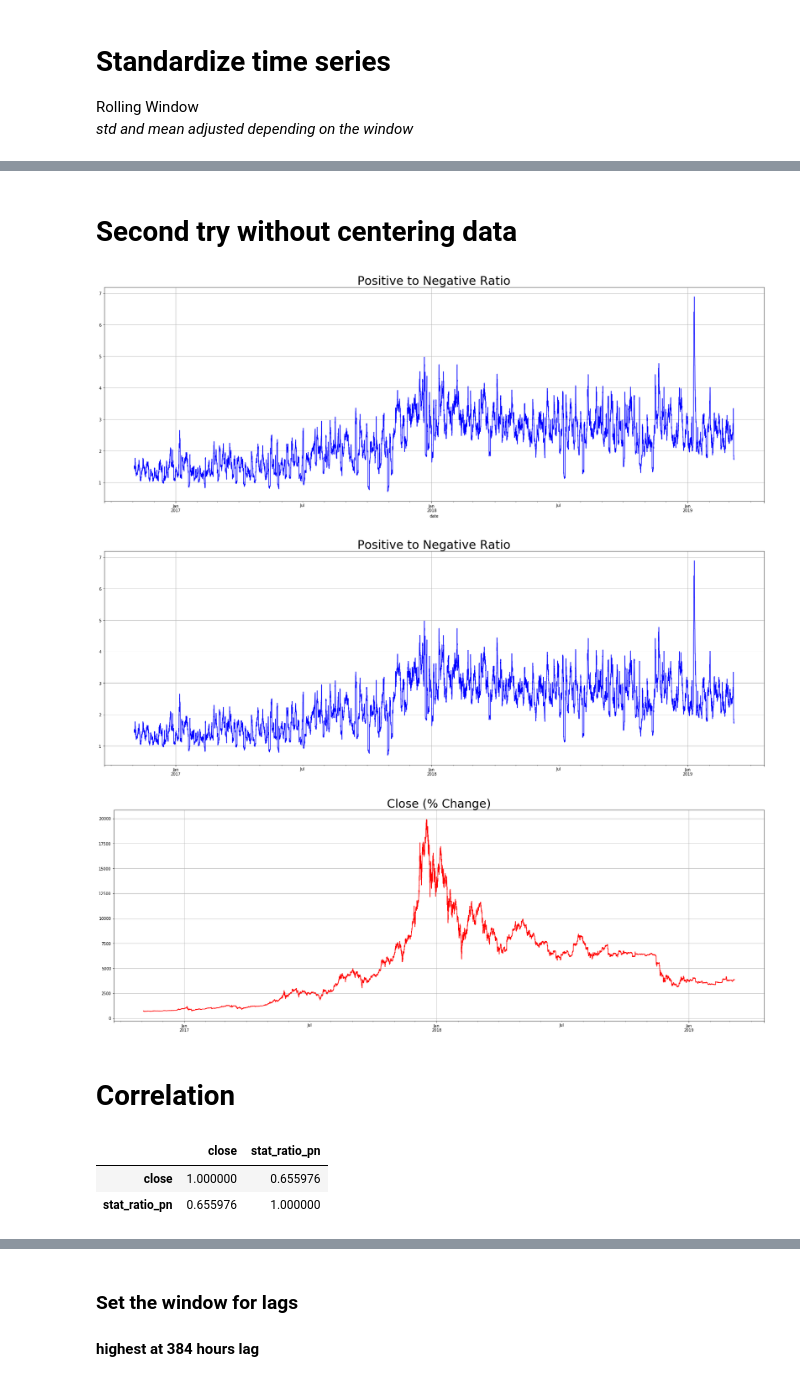
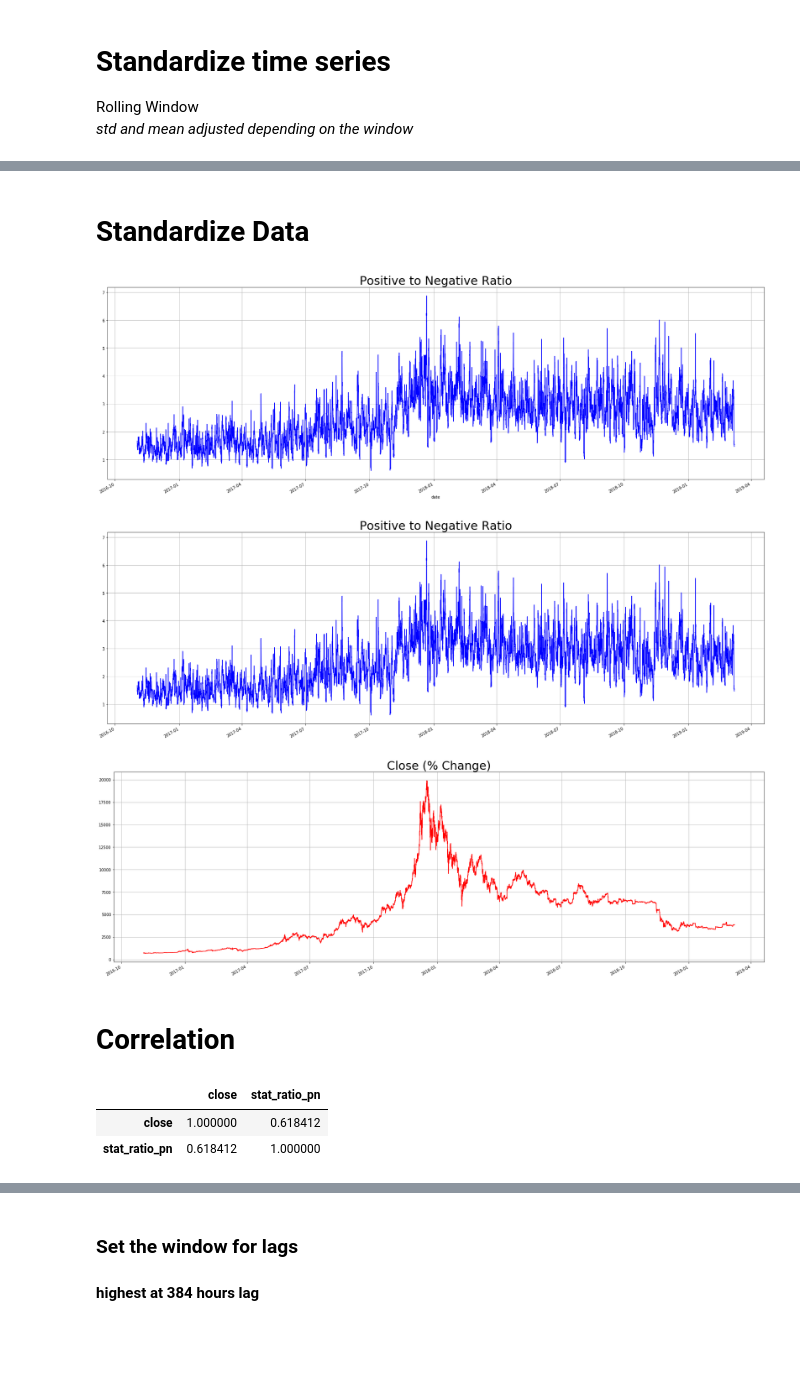
Before and after one commit to hoang777/augmento_challenge, a Jupyter notebook: augmento_ex2.ipynb, the cells around one changed output, grey strips where cells are left out. Drawn from its saved outputs; the diff is of its cells as text; code cells hidden in the pictures; blank space fills up the shorter version.

```diff
--- a/augmento_ex2.ipynb
+++ b/augmento_ex2.ipynb
@@ -83,19 +113,19 @@ plt.show()
 [figure]
-# %% [markdown]
-# Second try without centering data
+# %% [markdown]
+# Standardize Data
 # %%
-win=48
+win=24
 mean = pd.Series(sentiment["ratio_pn"]).rolling(window=win).apply(lambda x : np.mean(x))
 std = pd.Series(sentiment["ratio_pn"]).rolling(window=win).apply(lambda x : np.std(x))
 m2 =  mean/std
 m2 = m2.rename("stat_ratio_pn")
 plt.figure(figsize=(30,10))
 plt.title('Positive to Negative Ratio', fontsize=30)
 ax1 = m2.plot(color='blue', grid=True)
 
 plt.show()
 # %% [output]
-[figure, old version]
+[figure, new version]
 # %%
 rc = pd.merge(pd.DataFrame((data.close)), pd.DataFrame(m2), left_index=True, right_index=True).dropna()
 # %%
@@ -110,16 +140,16 @@ ax1 = (rc.close).plot(color='red', grid=True)
 
 plt.show()
 # %% [output]
-[figure, old version]
+[figure, new version]
-[figure, old version]
+[figure, new version]
 # %% [markdown]
 # Correlation
 # %%
 rc.corr()
 # %% [output]
 |  | close | stat_ratio_pn |
-| close | 1.000000 | 0.655976 |
-| stat_ratio_pn | 0.655976 | 1.000000 |
+| close | 1.000000 | 0.618412 |
+| stat_ratio_pn | 0.618412 | 1.000000 |
 # %%
 plt.figure(figsize=(30,10))
 plt.title('Scatterplot', fontsize=30)
```
Also changed, not shown: parts of 25 cells of this notebook, 1 other file.
